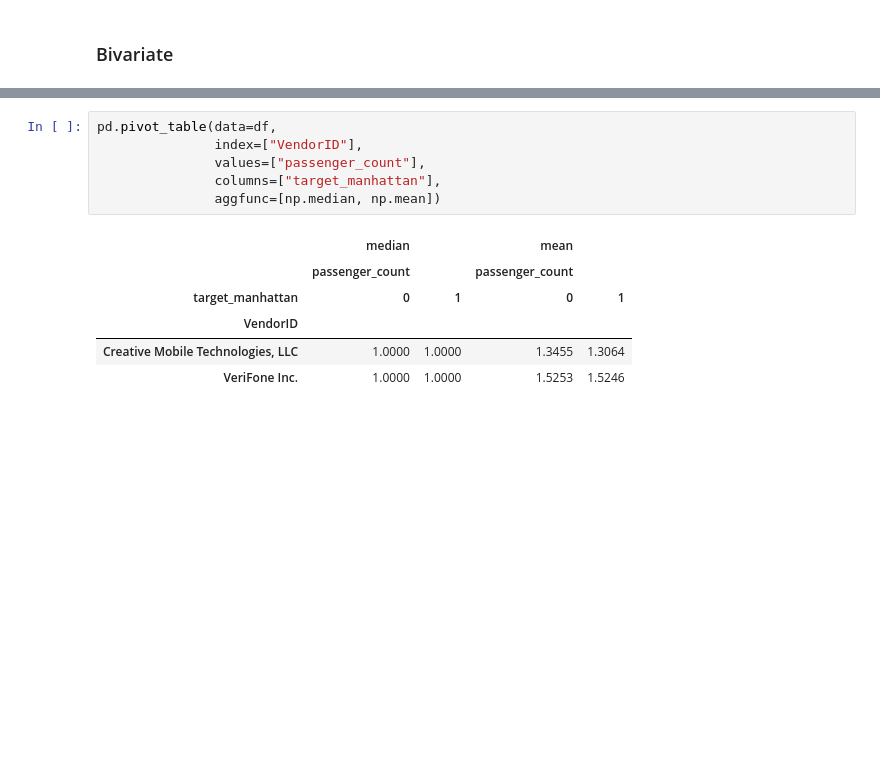
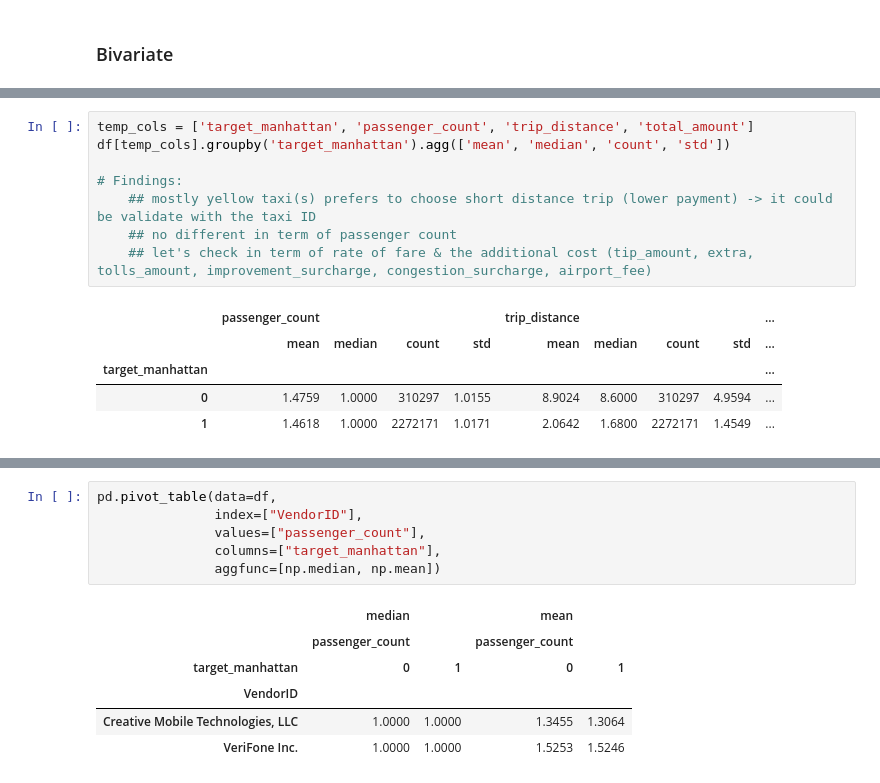
Before and after one commit to IchfanKurniawan/tlds-project, a Jupyter notebook: code/tlds-project.ipynb, the cells around one changed output, grey strips where cells are left out. Drawn from its saved outputs; the diff is of its cells as text; blank space fills up the shorter version.

```diff
--- a/code/tlds-project.ipynb
+++ b/code/tlds-project.ipynb
@@ -719,0 +737,14 @@ df.head()
+# %%
+temp_cols = ['target_manhattan', 'passenger_count', 'trip_distance', 'total_amount']
+df[temp_cols].groupby('target_manhattan').agg(['mean', 'median', 'count', 'std'])
+
+# Findings:
+    ## mostly yellow taxi(s) prefers to choose short distance trip (lower payment) -> it could be validate with the taxi ID
+    ## no different in term of passenger count
+    ## let's check in term of rate of fare & the additional cost (tip_amount, extra, tolls_amount, improvement_surcharge, congestion_surcharge, airport_fee)
+# %% [output]
+|  | passenger_count |  |  |  | trip_distance |  |  |  | ... |
+|  | mean | median | count | std | mean | median | count | std | ... |
+| target_manhattan |  |  |  |  |  |  |  |  | ... |
+| 0 | 1.4759 | 1.0000 | 310297 | 1.0155 | 8.9024 | 8.6000 | 310297 | 4.9594 | ... |
+| 1 | 1.4618 | 1.0000 | 2272171 | 1.0171 | 2.0642 | 1.6800 | 2272171 | 1.4549 | ... |
```
Also changed, not shown: parts of 19 cells of this notebook.
